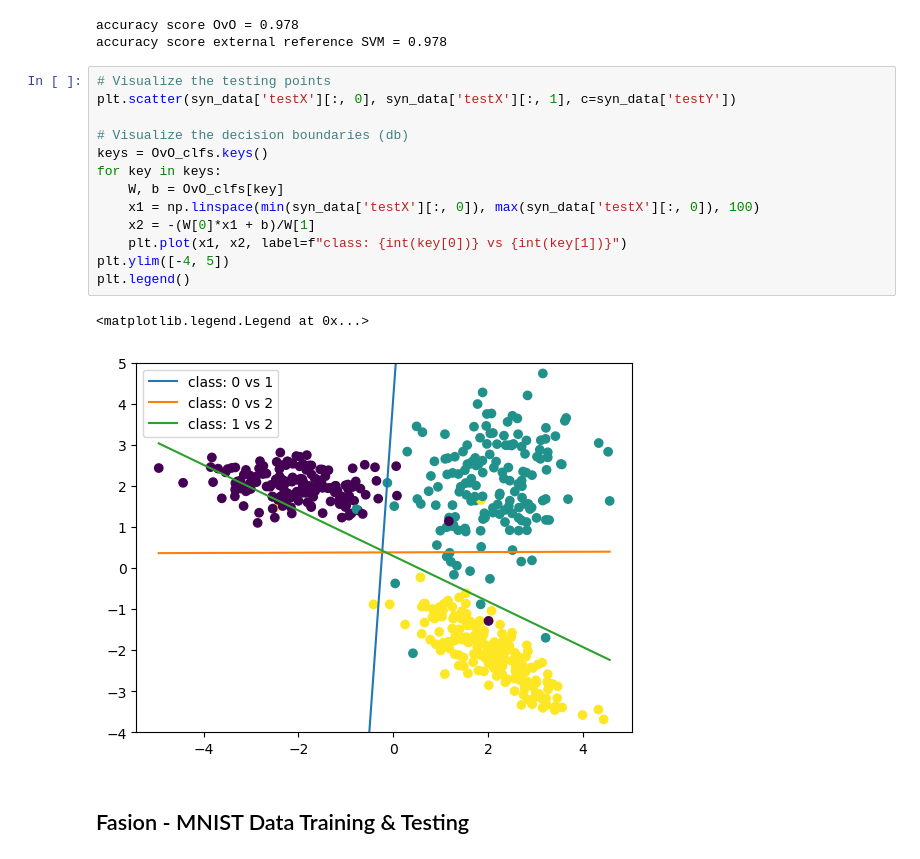
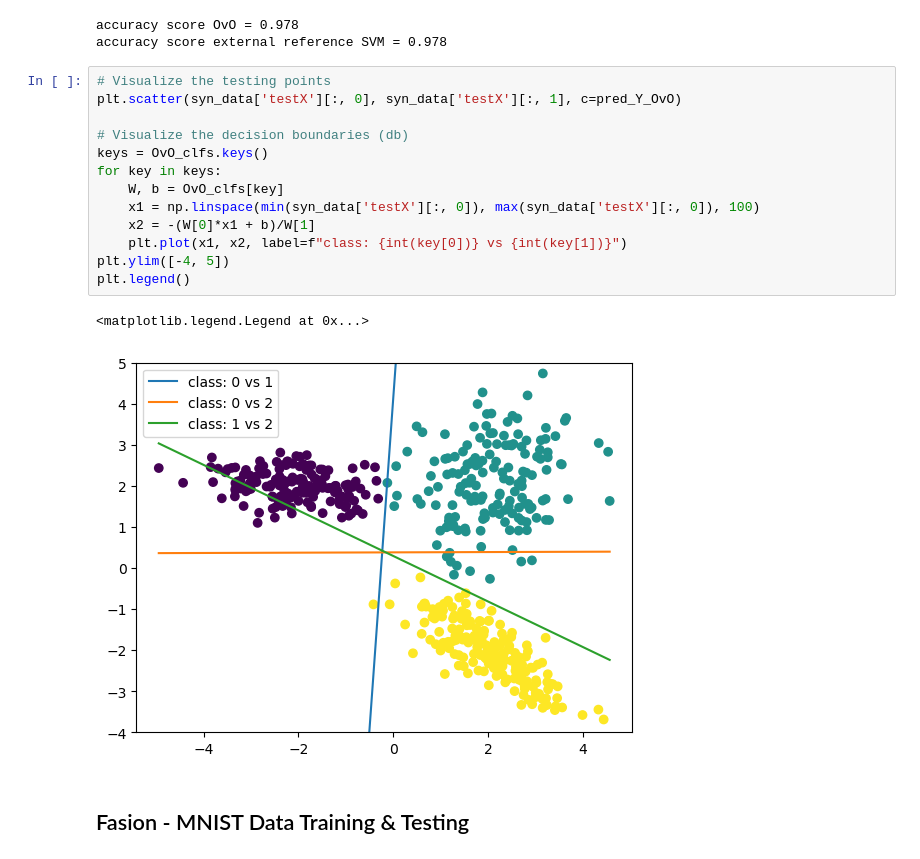
Before and after one commit to tracychiayu/236A-project, a Jupyter notebook: ECE236A_Project_Demo.ipynb, the cells around one changed output. Saved outputs shown, nothing was run; the diff lists cells and outputs as text.

```diff
--- a/ECE236A_Project_Demo.ipynb
+++ b/ECE236A_Project_Demo.ipynb
@@ -49,20 +49,20 @@ accuracy score OvO = 0.978
 accuracy score external reference SVM = 0.978
 # %%
 # Visualize the testing points
-plt.scatter(syn_data['testX'][:, 0], syn_data['testX'][:, 1], c=syn_data['testY'])
+plt.scatter(syn_data['testX'][:, 0], syn_data['testX'][:, 1], c=pred_Y_OvO)
 
 # Visualize the decision boundaries (db)
 keys = OvO_clfs.keys()
 for key in keys:
     W, b = OvO_clfs[key]
     x1 = np.linspace(min(syn_data['testX'][:, 0]), max(syn_data['testX'][:, 0]), 100)
     x2 = -(W[0]*x1 + b)/W[1]
     plt.plot(x1, x2, label=f"class: {int(key[0])} vs {int(key[1])}")
 plt.ylim([-4, 5])
 plt.legend()
 # %% [output]
 <matplotlib.legend.Legend at 0x...>
-[figure, old version]
+[figure, new version]
 # %% [markdown]
 ## Fasion - MNIST Data Training & Testing
 # %%
```
Also changed, not shown: parts of 11 cells of this notebook, 2 other files.
